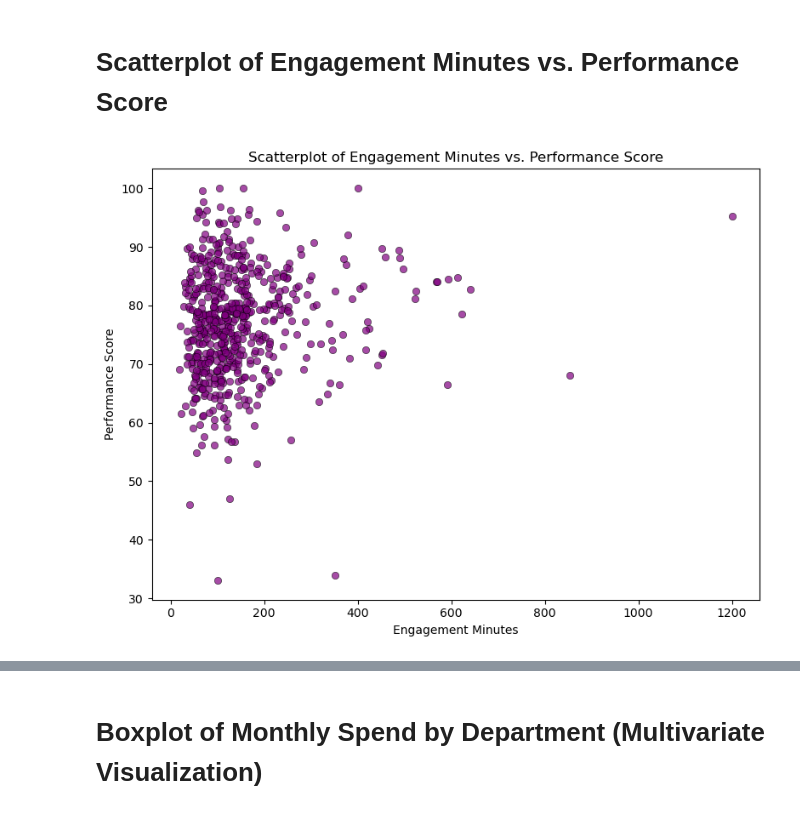
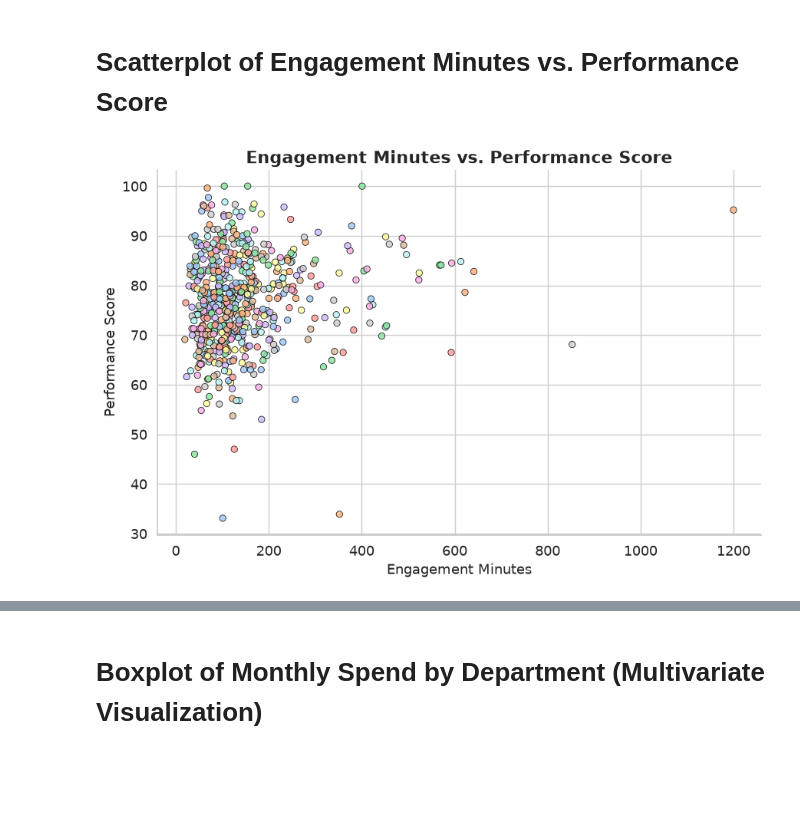
Before and after one commit to JoseAlberto88/customer-engagement-statistical-analysis, a Jupyter notebook: python/principles_assigment.ipynb, the cells around one changed output, grey strips where cells are left out. Drawn from its saved outputs; the diff is of its cells as text; code cells hidden in the pictures; blank space fills up the shorter version.

```diff
--- a/python/principles_assigment.ipynb
+++ b/python/principles_assigment.ipynb
@@ -325,18 +739,38 @@ plt.show()
 # %% [markdown]
 # Scatterplot of Engagement Minutes vs. Performance Score
-# %%
-import matplotlib.pyplot as plt
-import seaborn as sns
-
-plt.figure(figsize=(8,6))
-sns.scatterplot(data=df, x="Engagement_Minutes", y="Performance_Score",
-                color="purple", edgecolor="black", alpha=0.7)
-
-plt.title("Scatterplot of Engagement Minutes vs. Performance Score")
-plt.xlabel("Engagement Minutes")
-plt.ylabel("Performance Score")
-
-plt.tight_layout()
-plt.show()
-# %% [output]
-[figure, removed]
+# %%
+import matplotlib.pyplot as plt
+import seaborn as sns
+
+# --- Visualization Style ---
+sns.set_theme(style="whitegrid", font_scale=1.2)
+
+# --- Figure ---
+plt.figure(figsize=(9, 6))
+
+# --- Scatterplot (Pastel + clean edges) ---
+sns.scatterplot(
+    data=df,
+    x="Engagement_Minutes",
+    y="Performance_Score",
+    hue="Performance_Score",        # soft gradient
+    palette="pastel",
+    edgecolor="black",
+    linewidth=0.6,
+    alpha=0.85,
+    legend=False
+)
+
+# --- Titles & Labels ---
+plt.title("Engagement Minutes vs. Performance Score", fontsize=16, weight="bold")
+plt.xlabel("Engagement Minutes", fontsize=13)
+plt.ylabel("Performance Score", fontsize=13)
+
+# --- Remove unnecessary spines ---
+sns.despine()
+
+# --- Layout ---
+plt.tight_layout()
+plt.show()
+# %% [output]
+[figure, added]
```
Also changed, not shown: parts of 25 cells of this notebook.
